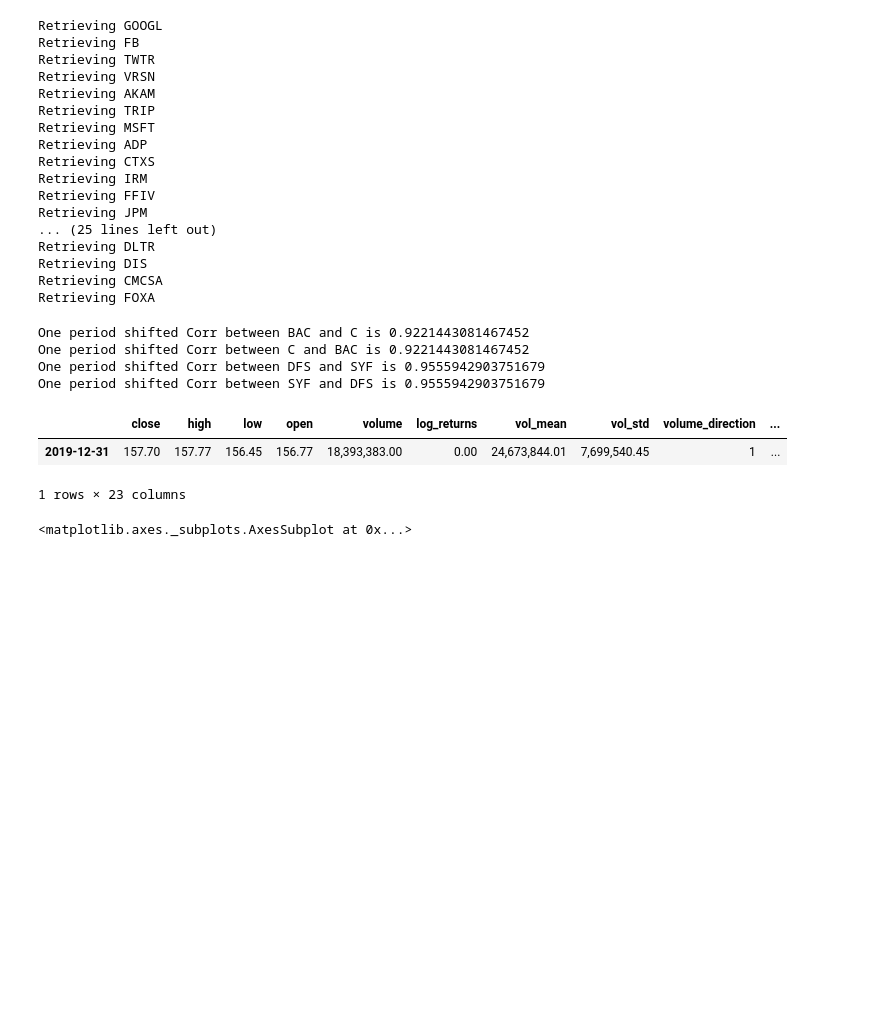
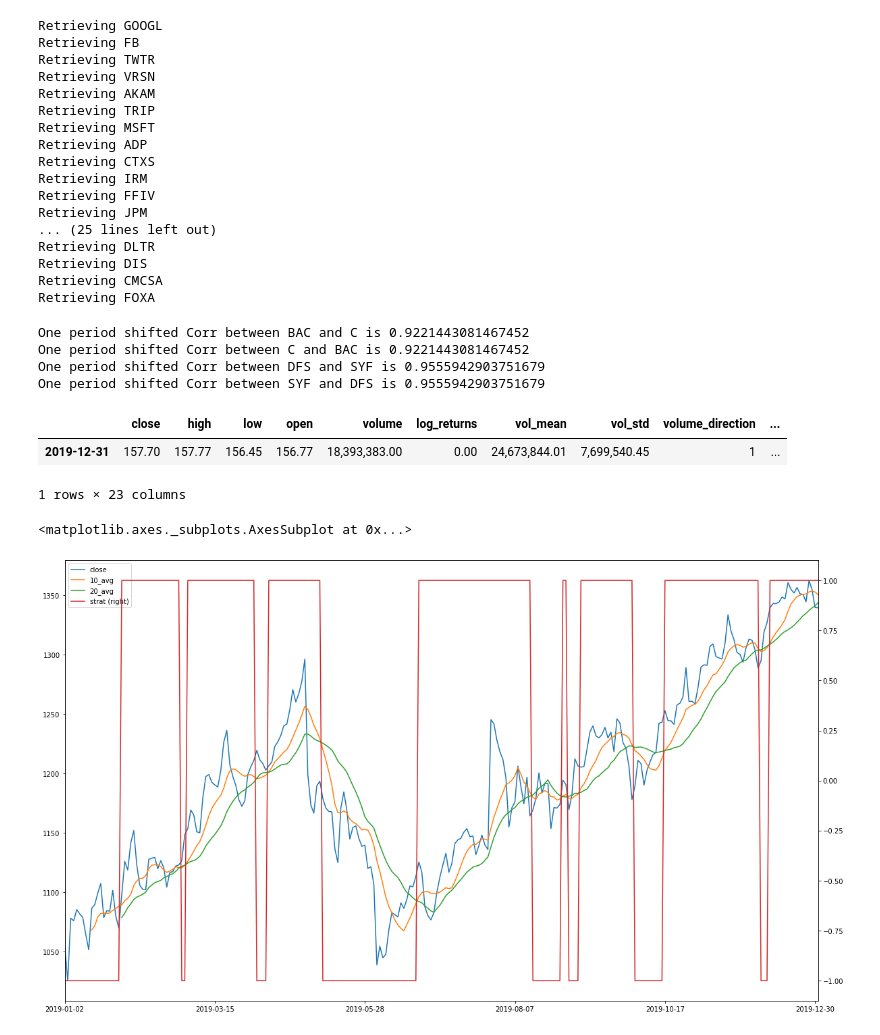
Before and after one commit to thomasmurphycodes/PythonForFinance, a Jupyter notebook: notebooks/Ups Downs.ipynb, the cells around one changed output. Saved outputs shown, nothing was run; the diff lists cells and outputs as text; code cells hidden in the pictures; blank space fills up the shorter version.

```diff
--- a/notebooks/Ups Downs.ipynb
+++ b/notebooks/Ups Downs.ipynb
@@ -140,10 +140,11 @@ MKT_BOOK['MSFT'][-1:]
 |  | close | high | low | open | volume | log_returns | vol_mean | vol_std | volume_direction | ... |
 | 2019-12-31 | 157.70 | 157.77 | 156.45 | 156.77 | 18,393,383.00 | 0.00 | 24,673,844.01 | 7,699,540.45 | 1 | ... |
 1 rows × 23 columns
-# %%
-MKT_BOOK['GOOGL']['std_dist'].plot()
-# %% [output]
-<matplotlib.axes._subplots.AxesSubplot at 0x...>
+# %%
+MKT_BOOK['GOOGL'][['close', '10_avg', '20_avg', 'strat']].plot(figsize=(20,12), secondary_y='strat')
+# %% [output]
+<matplotlib.axes._subplots.AxesSubplot at 0x...>
+[figure, added]
 # %%
 def plot_strat(sym):
     strat_plot = pd.DataFrame([MKT_BOOK[sym]['strat_returns'], MKT_BOOK[sym]['passive_returns']])
```
Also changed, not shown: parts of 6 cells of this notebook, 1 other file.
